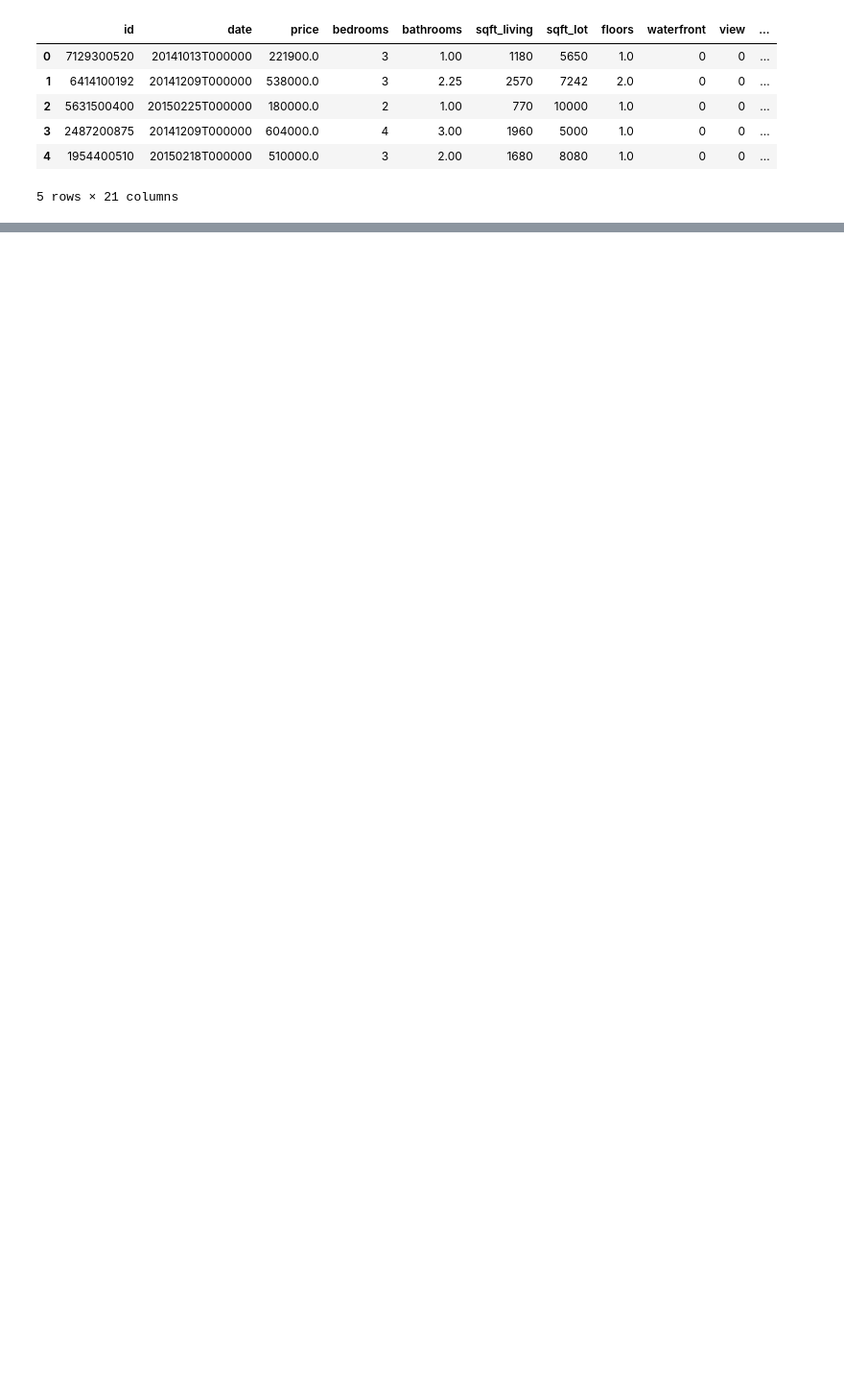
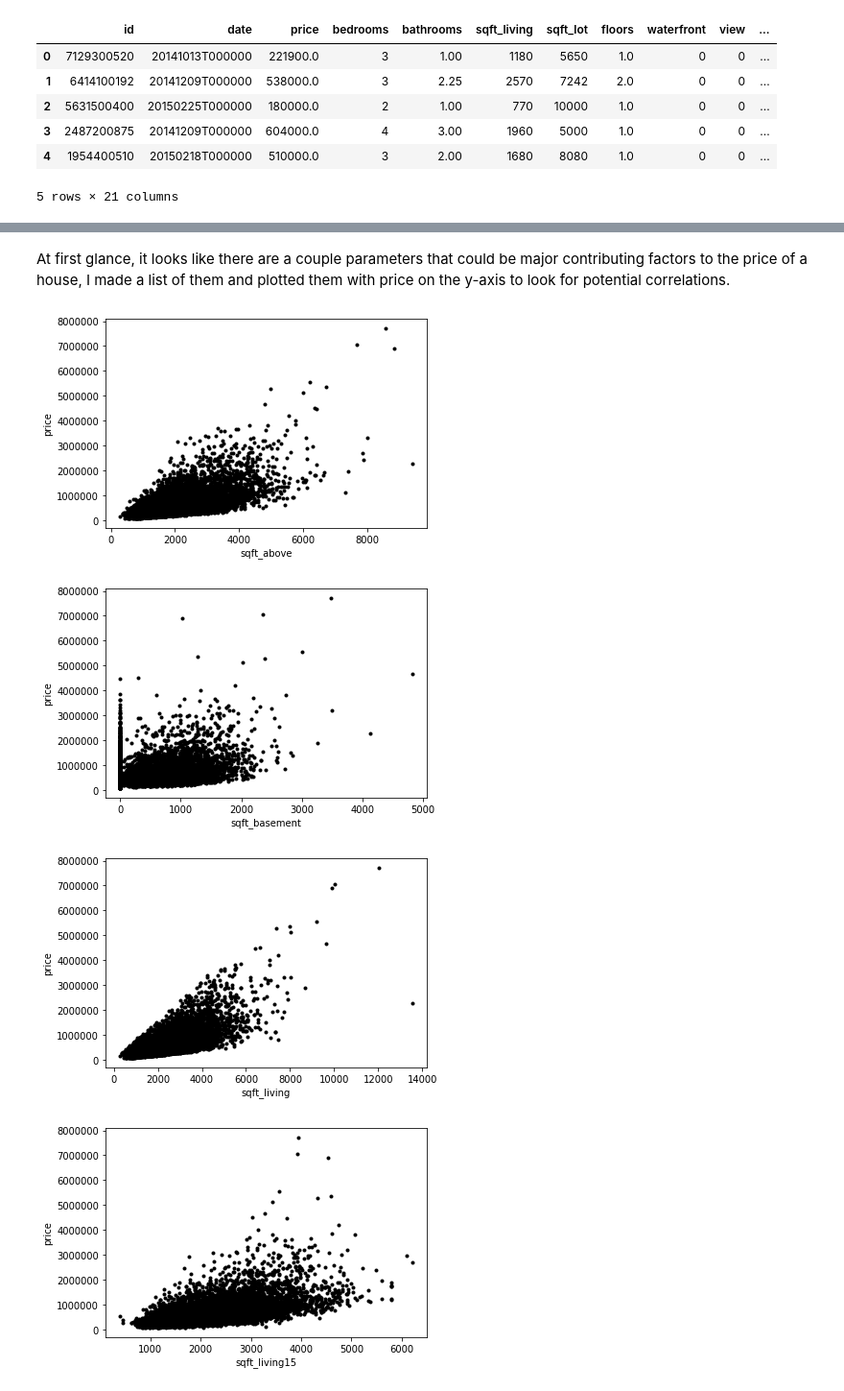
Before and after one commit to RaoBrandon/KC-Housing-Multiple-Linear-Regression, a Jupyter notebook: Multiple Linear Regression.ipynb, the cells around one changed output, grey strips where cells are left out. Shown at 96% size. Drawn from its saved outputs; the diff is of its cells as text; code cells hidden in the pictures; blank space fills up the shorter version.

```diff
--- a/Multiple Linear Regression.ipynb
+++ b/Multiple Linear Regression.ipynb
@@ -17,0 +98,16 @@ data_frame.head()
+# %% [markdown]
+At first glance, it looks like there are a couple parameters that could be major contributing factors to the price of a house, I made a list of them and plotted them with price on the y-axis to look for potential correlations.
+# %%
+key_indicators = ["sqft_above", "sqft_basement", "sqft_living", "sqft_living15", "grade"]
+y = data_frame["price"]
+
+for indicator in key_indicators:
+    plt.plot(data_frame[indicator], y, '.', color='black')
+    plt.xlabel(indicator)
+    plt.ylabel("price")
+    plt.show()
+# %% [output]
+[figure, added]
+[figure, added]
+[figure, added]
+[figure, added]
```
Also changed, not shown: parts of 16 cells of this notebook.
